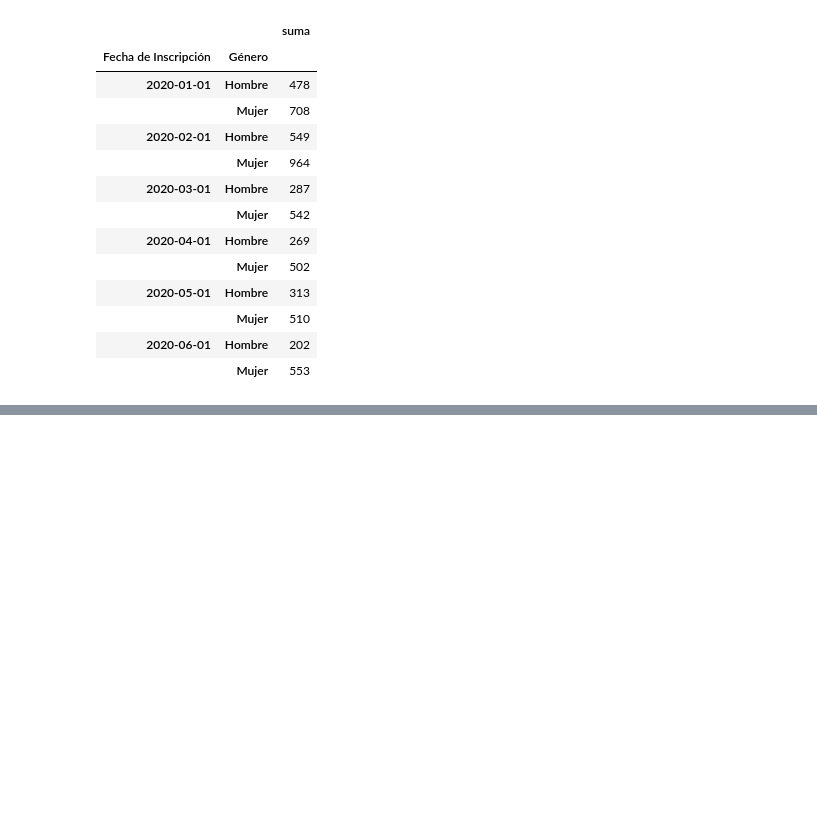
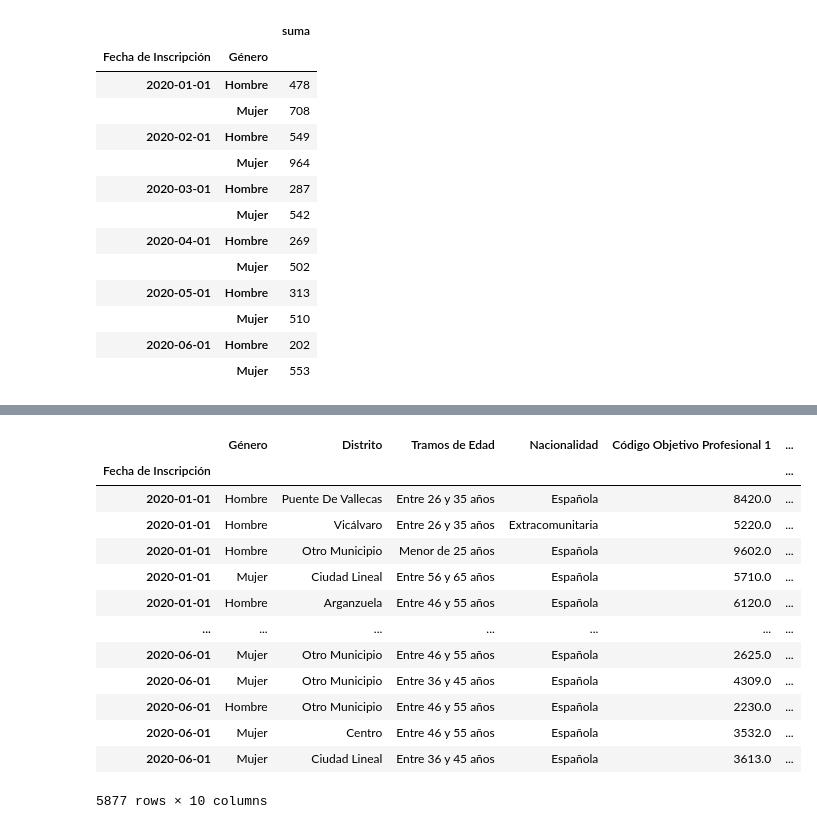
Before and after one commit to albalexia/materialbootcamp, a Jupyter notebook: PROYECTOS/pruebas/unemplyment_madrid.ipynb, the cells around one changed output, grey strips where cells are left out. Cells and saved outputs as stored; diff of their text form; code cells hidden in the pictures; blank space fills up the shorter version.

```diff
--- a/PROYECTOS/pruebas/unemplyment_madrid.ipynb
+++ b/PROYECTOS/pruebas/unemplyment_madrid.ipynb
@@ -438,0 +450,17 @@ Name: Distrito, dtype: int64
+# %%
+df_20
+# %% [output]
+|  | Género | Distrito | Tramos de Edad | Nacionalidad | Código Objetivo Profesional 1 | ... |
+| Fecha de Inscripción |  |  |  |  |  | ... |
+| 2020-01-01 | Hombre | Puente De Vallecas | Entre 26 y 35 años | Española | 8420.0 | ... |
+| 2020-01-01 | Hombre | Vicálvaro | Entre 26 y 35 años | Extracomunitaria | 5220.0 | ... |
+| 2020-01-01 | Hombre | Otro Municipio | Menor de 25 años | Española | 9602.0 | ... |
+| 2020-01-01 | Mujer | Ciudad Lineal | Entre 56 y 65 años | Española | 5710.0 | ... |
+| 2020-01-01 | Hombre | Arganzuela | Entre 46 y 55 años | Española | 6120.0 | ... |
+| ... | ... | ... | ... | ... | ... | ... |
+| 2020-06-01 | Mujer | Otro Municipio | Entre 46 y 55 años | Española | 2625.0 | ... |
+| 2020-06-01 | Mujer | Otro Municipio | Entre 36 y 45 años | Española | 4309.0 | ... |
+| 2020-06-01 | Hombre | Otro Municipio | Entre 46 y 55 años | Española | 2230.0 | ... |
+| 2020-06-01 | Mujer | Centro | Entre 46 y 55 años | Española | 3532.0 | ... |
+| 2020-06-01 | Mujer | Ciudad Lineal | Entre 36 y 45 años | Española | 3613.0 | ... |
+5877 rows × 10 columns
```
Also changed, not shown: parts of 9 cells of this notebook, 1 other file.
